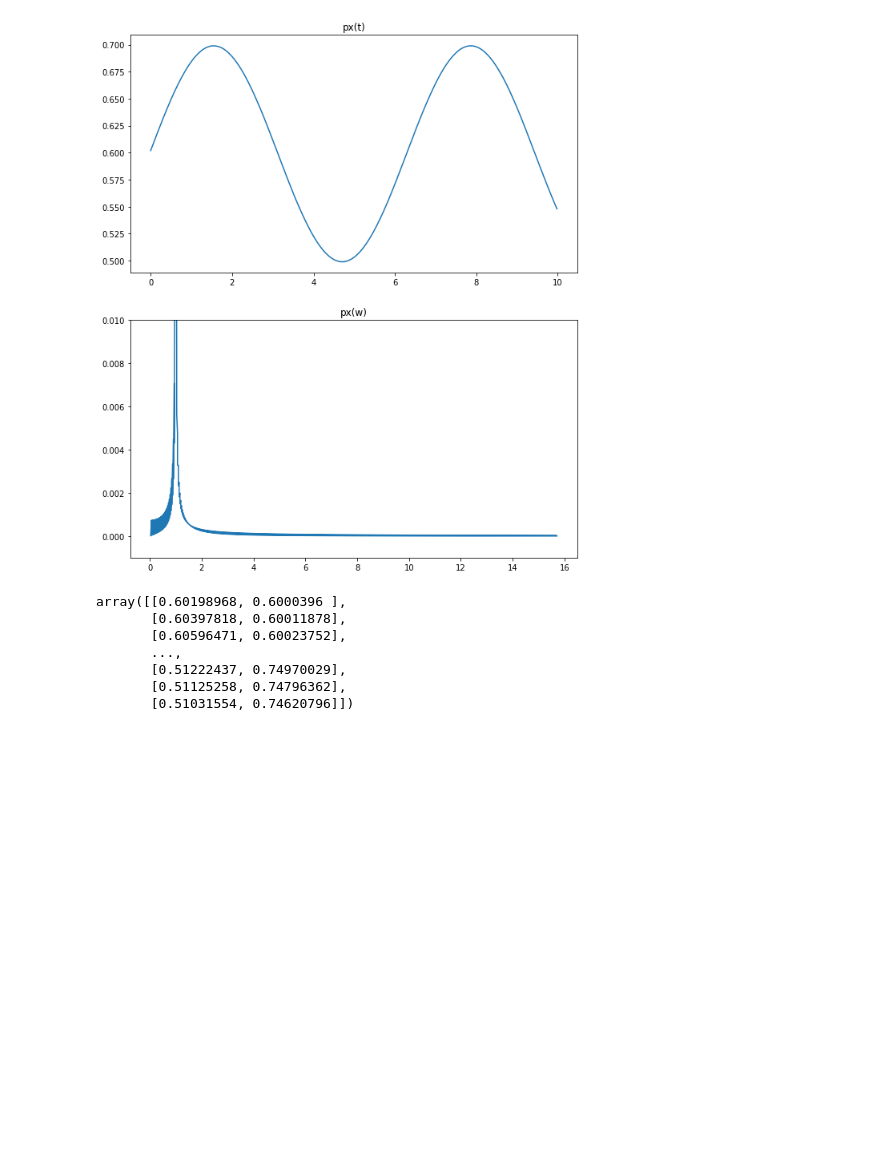
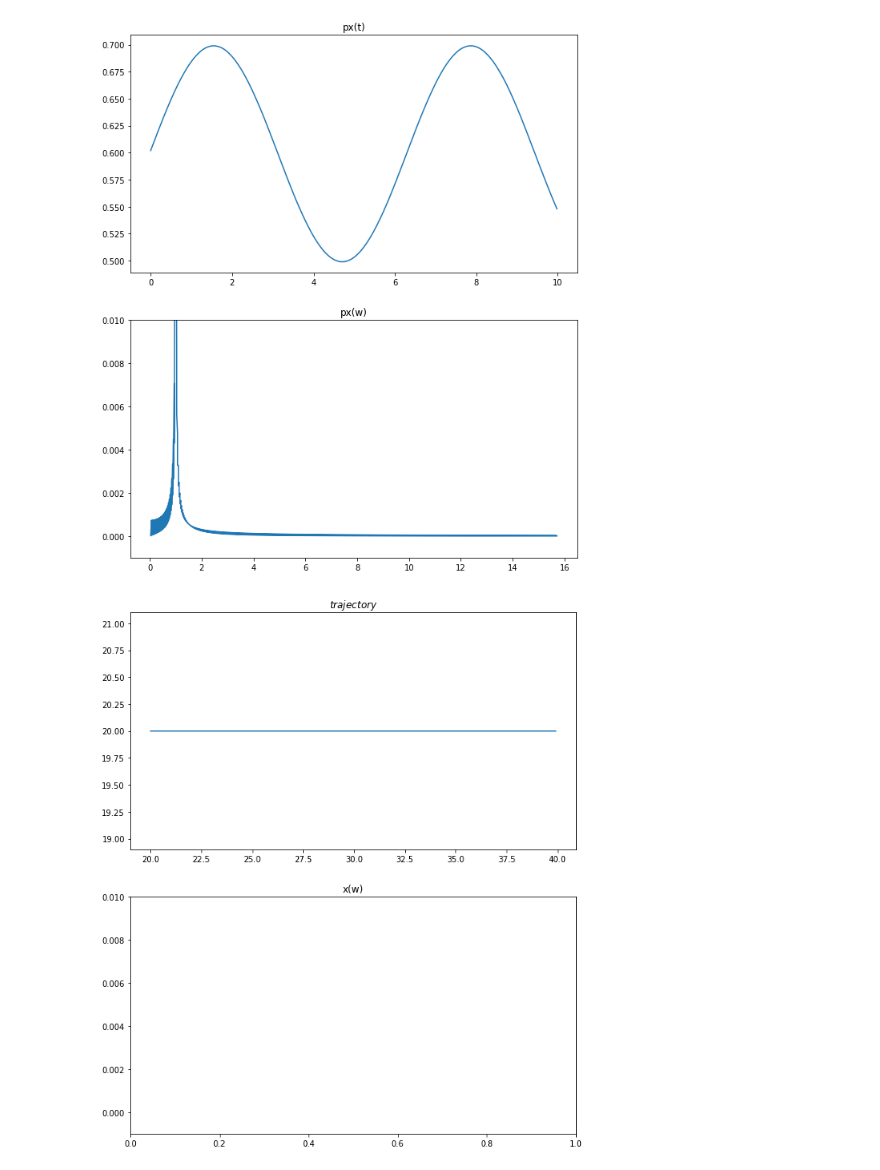
Before and after one commit to vakurshakov/plasma_confinement, a Jupyter notebook: diagnostics/particles/animation_of_particles.ipynb, the cells around one changed output. Cells and saved outputs as stored; diff of their text form; code cells hidden in the pictures; blank space fills up the shorter version.

```diff
--- a/diagnostics/particles/animation_of_particles.ipynb
+++ b/diagnostics/particles/animation_of_particles.ipynb
@@ -104,12 +104,16 @@ with open("particles_data.txt", 'r') as f:
         particle_t.append([float(temp.split(' ')[0]), float(temp.split(' ')[1])])
 
 particle_t = np.asarray(particle_t)
-particle_t[:]
-# %% [output]
-array([[0.60198968, 0.6000396 ],
-       [0.60397818, 0.60011878],
-       [0.60596471, 0.60023752],
-       ...,
-       [0.51222437, 0.74970029],
-       [0.51125258, 0.74796362],
-       [0.51031554, 0.74620796]])
+# %%
+%matplotlib inline
+import matplotlib.pyplot as plt
+
+fig = plt.figure(figsize=(10,12))
+ax1 = fig.add_subplot(211); ax1.set_title('$trajectory$')
+ax2 = fig.add_subplot(212, ylim=(-0.001,0.01)); ax2.set_title('x(w)')
+
+traj_ = ax1.plot(particle_t[:10010,0], particle_t[:10010,1])
+
+#fig.savefig('px(t), px(w) 20201118.png')
+# %% [output]
+[figure, added]
```
Also changed, not shown: 15 other files.
